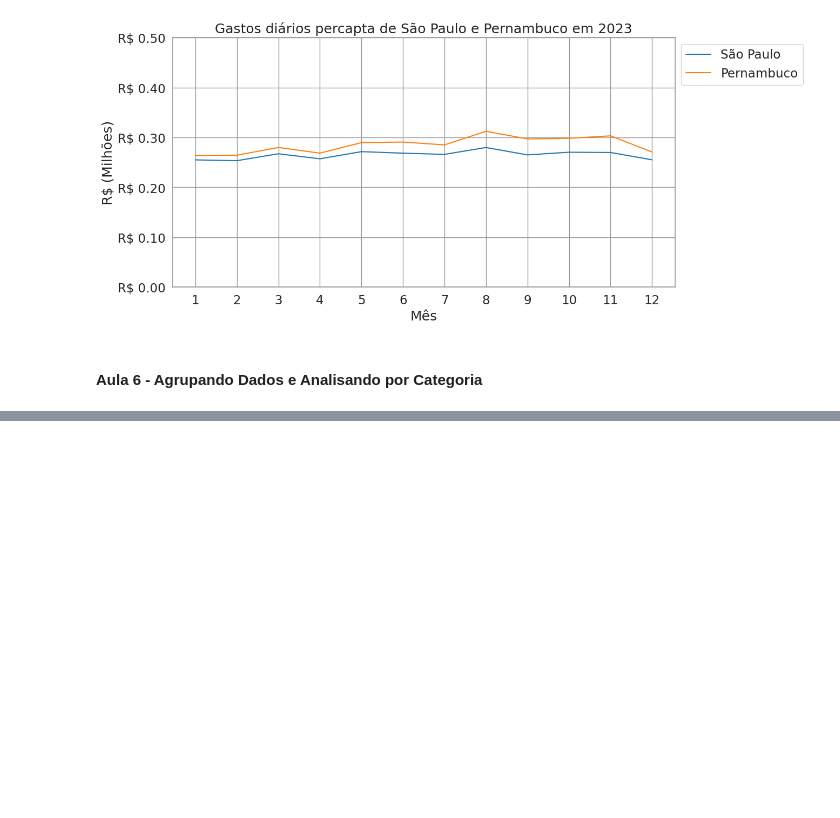
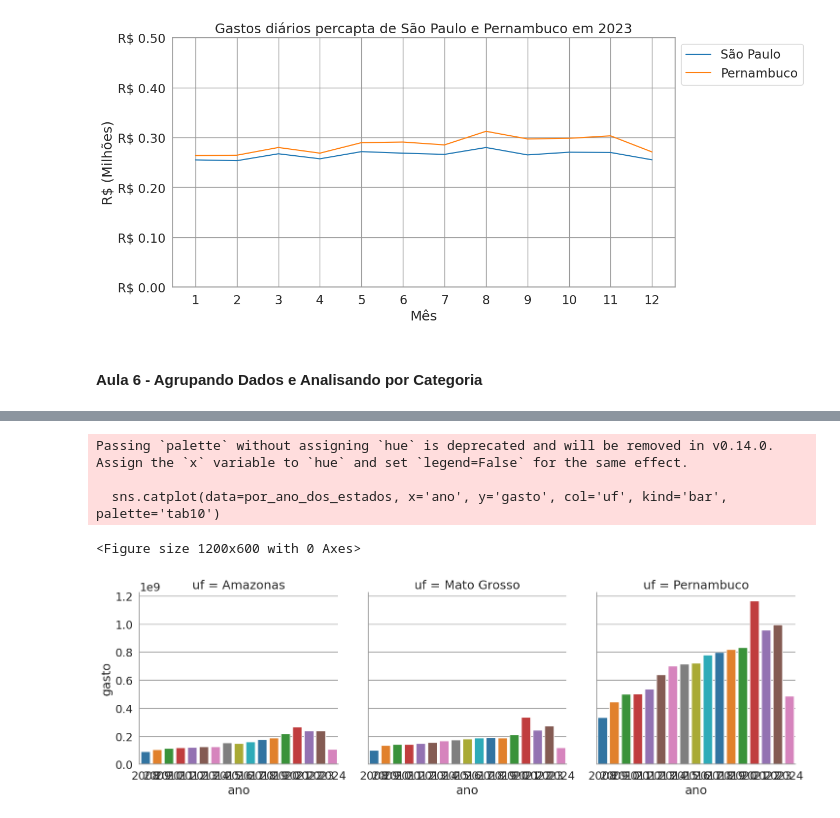
Before and after one commit to janainacazuza/Data-Analytics-FIAP-Pos-Thech, a Jupyter notebook: fase_01/notebooks/exploration/03_ibge.ipynb, the cells around one changed output, grey strips where cells are left out. Drawn from its saved outputs; the diff is of its cells as text; code cells hidden in the pictures; blank space fills up the shorter version.

```diff
--- a/fase_01/notebooks/exploration/03_ibge.ipynb
+++ b/fase_01/notebooks/exploration/03_ibge.ipynb
@@ -873,0 +979,11 @@ plt.show()
+# %%
+plt.figure(figsize=(12, 6))
+sns.catplot(data=por_ano_dos_estados, x='ano', y='gasto', col='uf', kind='bar', palette='tab10')
+
+plt.show()
+# %% [output]
+Passing `palette` without assigning `hue` is deprecated and will be removed in v0.14.0. Assign the `x` variable to `hue` and set `legend=False` for the same effect.
+
+  sns.catplot(data=por_ano_dos_estados, x='ano', y='gasto', col='uf', kind='bar', palette='tab10')
+<Figure size 1200x600 with 0 Axes>
+[figure, added]
```
Also changed, not shown: parts of 22 cells of this notebook.
